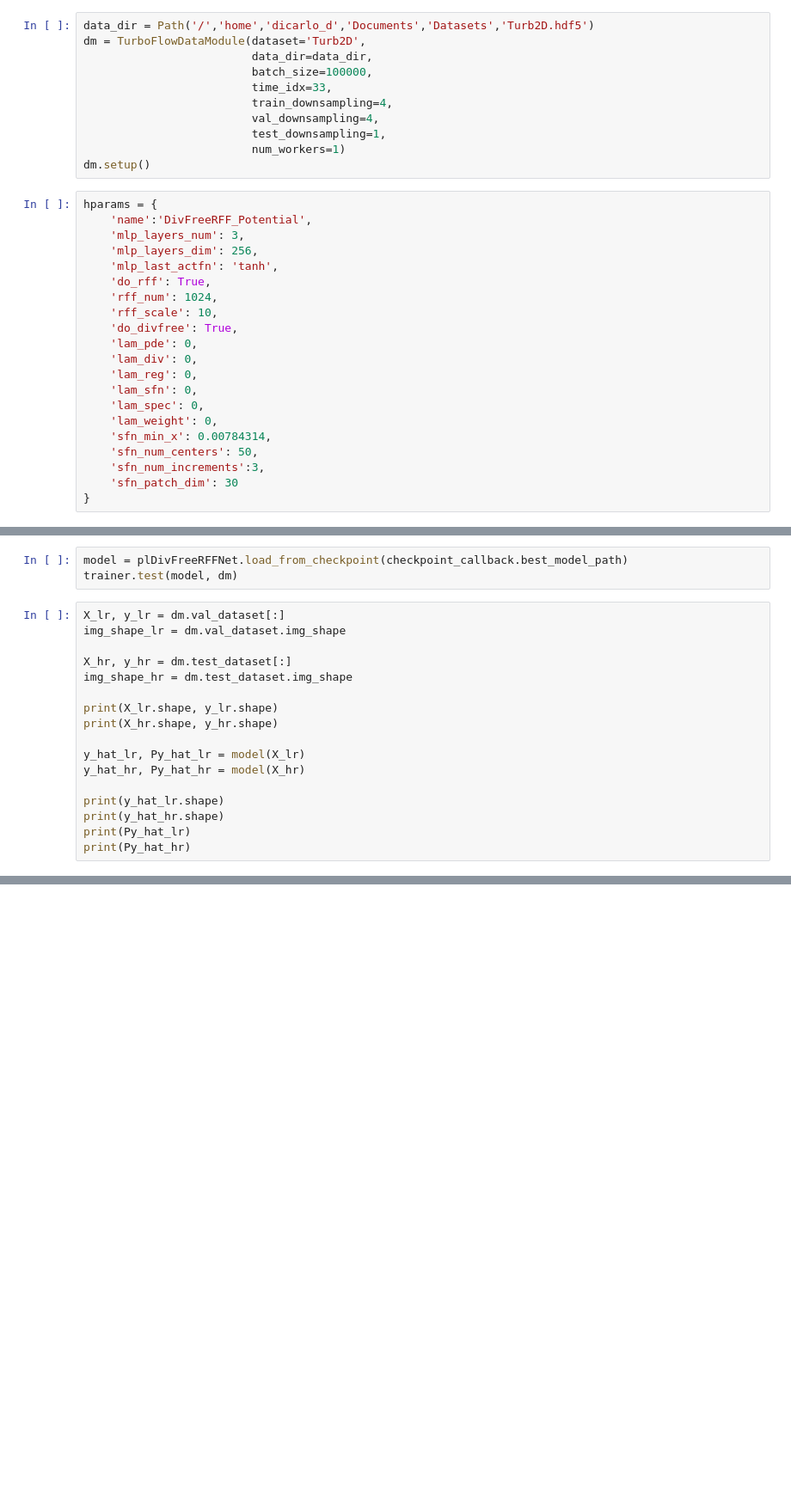
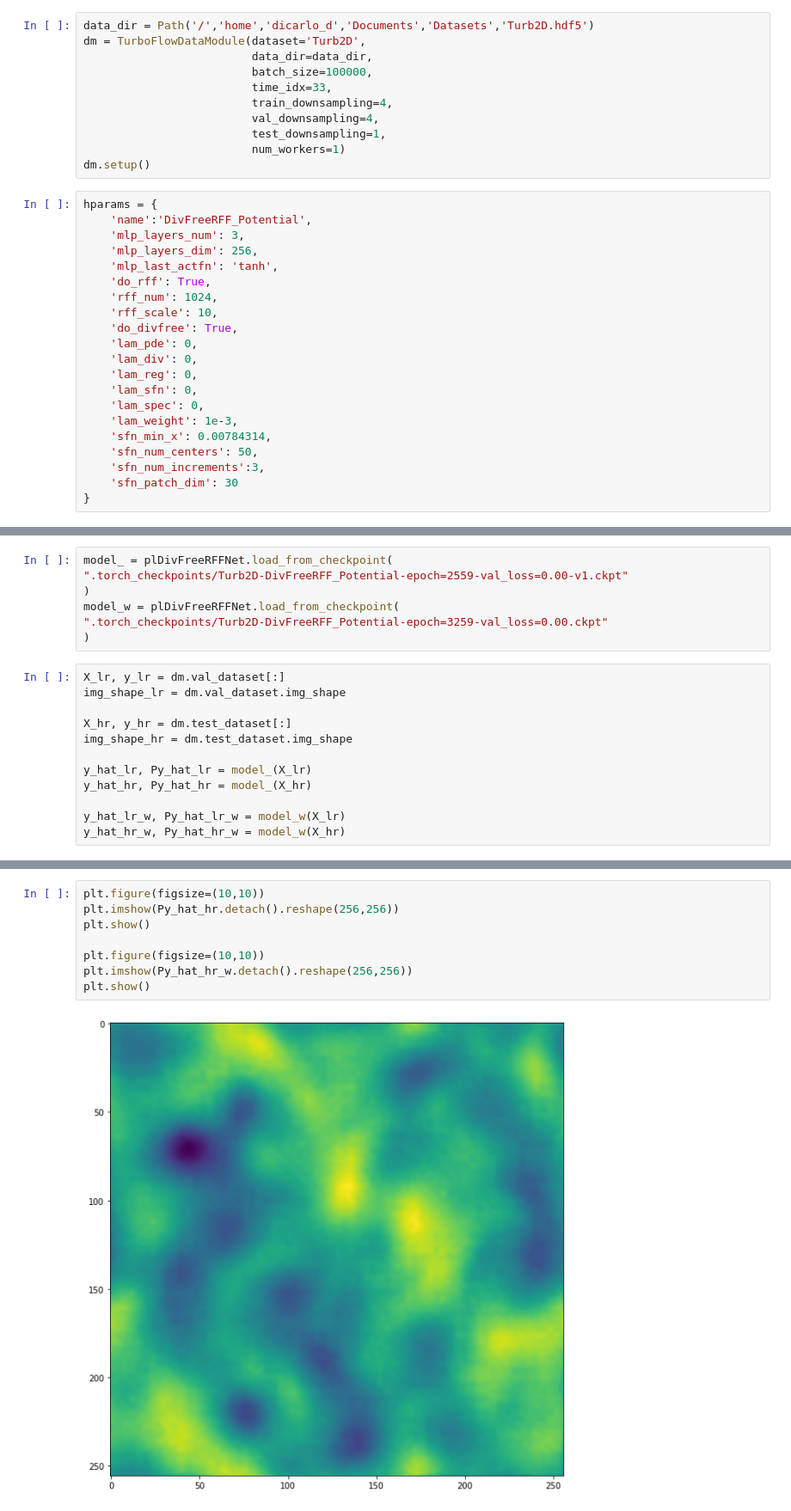
Before and after one commit to Chutlhu/TurboSuperResultion, a Jupyter notebook: notebooks/[Tuning] DivFreeRFF - smooth potential and regularization.ipynb, the cells around one changed output, grey strips where cells are left out. Shown at 86% size. Drawn from its saved outputs; the diff is of its cells as text; blank space fills up the shorter version.

```diff
--- a/notebooks/[Tuning] DivFreeRFF - smooth potential and regularization.ipynb
+++ b/notebooks/[Tuning] DivFreeRFF - smooth potential and regularization.ipynb
@@ -58,7 +55,7 @@ hparams = {
     'lam_reg': 0,
     'lam_sfn': 0,
     'lam_spec': 0,
-    'lam_weight': 0,
+    'lam_weight': 1e-3,
     'sfn_min_x': 0.00784314,
     'sfn_num_centers': 50,
     'sfn_num_increments':3,
@@ -116,6 +122,10 @@ DATALOADER:0 TEST RESULTS
 # %%
-model = plDivFreeRFFNet.load_from_checkpoint(checkpoint_callback.best_model_path)
-trainer.test(model, dm)
+model_ = plDivFreeRFFNet.load_from_checkpoint(
+".torch_checkpoints/Turb2D-DivFreeRFF_Potential-epoch=2559-val_loss=0.00-v1.ckpt"
+)
+model_w = plDivFreeRFFNet.load_from_checkpoint(
+".torch_checkpoints/Turb2D-DivFreeRFF_Potential-epoch=3259-val_loss=0.00.ckpt"
+)
 # %%
 X_lr, y_lr = dm.val_dataset[:]
 img_shape_lr = dm.val_dataset.img_shape
@@ -123,13 +133,8 @@ img_shape_lr = dm.val_dataset.img_shape
 X_hr, y_hr = dm.test_dataset[:]
 img_shape_hr = dm.test_dataset.img_shape
 
-print(X_lr.shape, y_lr.shape)
-print(X_hr.shape, y_hr.shape)
+y_hat_lr, Py_hat_lr = model_(X_lr)
+y_hat_hr, Py_hat_hr = model_(X_hr)
 
-y_hat_lr, Py_hat_lr = model(X_lr)
-y_hat_hr, Py_hat_hr = model(X_hr)
-
-print(y_hat_lr.shape)
-print(y_hat_hr.shape)
-print(Py_hat_lr)
-print(Py_hat_hr)
+y_hat_lr_w, Py_hat_lr_w = model_w(X_lr)
+y_hat_hr_w, Py_hat_hr_w = model_w(X_hr)
@@ -237,0 +141,10 @@ plt.show()
+# %%
+plt.figure(figsize=(10,10))
+plt.imshow(Py_hat_hr.detach().reshape(256,256))
+plt.show()
+
+plt.figure(figsize=(10,10))
+plt.imshow(Py_hat_hr_w.detach().reshape(256,256))
+plt.show()
+# %% [output]
+[figure, added]
```
Also changed, not shown: parts of 14 cells of this notebook, 37 other files.
